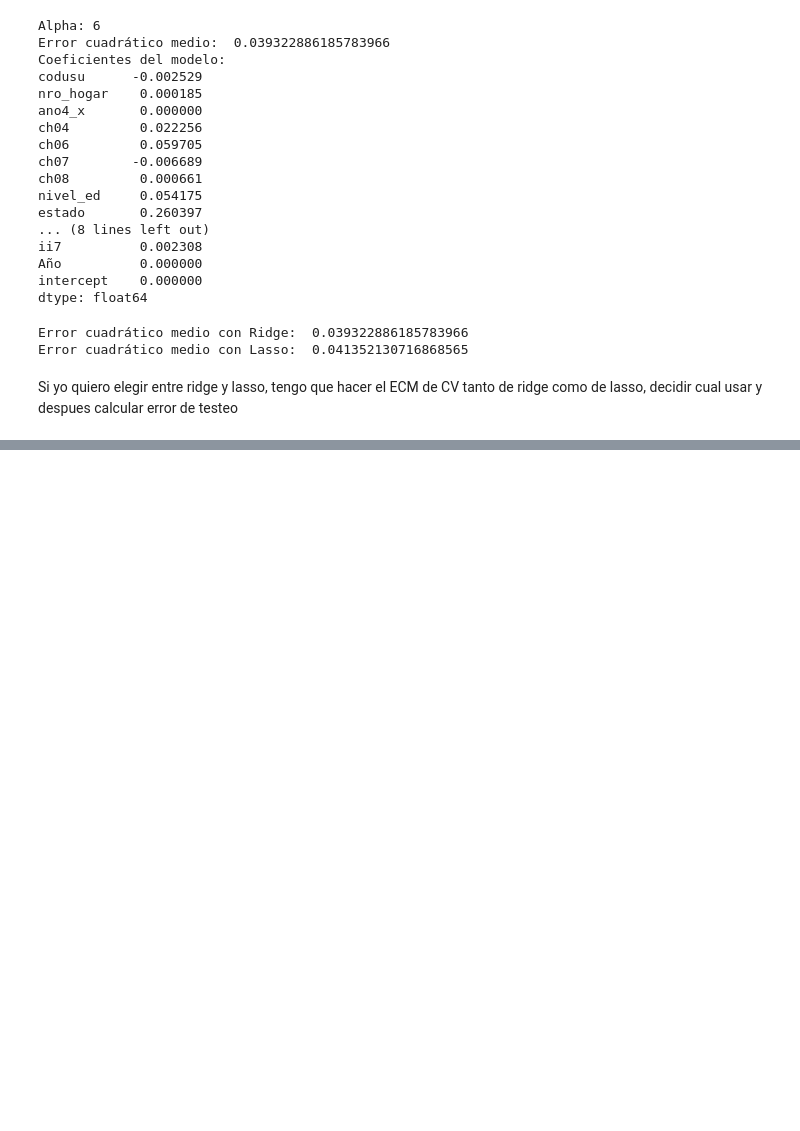
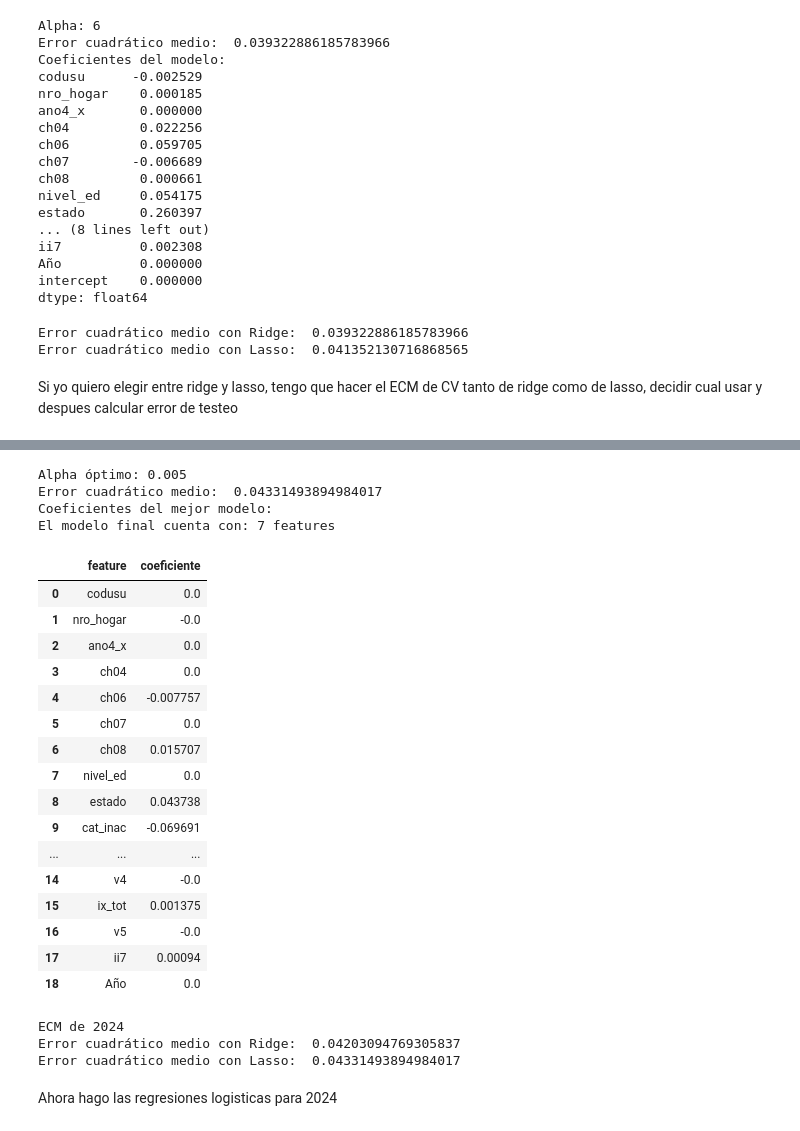
Before and after one commit to roluque/CC408-T2-3, a Jupyter notebook: TP4/TP 4.ipynb, the cells around one changed output, grey strips where cells are left out. Drawn from its saved outputs; the diff is of its cells as text; code cells hidden in the pictures; blank space fills up the shorter version.

```diff
--- a/TP4/TP 4.ipynb
+++ b/TP4/TP 4.ipynb
@@ -907,0 +920,14 @@ print('TPR:', tpr_log_2004)
+# %%
+# Ridge para 2024
+# prueba con alpha = 1
+alpha = 1
+print("Alpha:", alpha)
+
+l2 = Ridge(alpha = alpha)
+l2.fit(X_train_2024_transformed, y_train_2024)
+L2_pred_2024 = l2.predict(X_test_2024_transformed)
+ecm_a1_2024 = mean_squared_error(y_test_2024, L2_pred_2024)
+
+print("Error cuadrático medio: ", ecm_a1_2024)
+print("Coeficientes del modelo:")
+print(pd.Series(l2.coef_, index = X_train_2024_transformed.columns))
@@ -907,0 +952,52 @@ print('TPR:', tpr_log_2004)
+# %%
+#hago lasso con cv para 2024
+lassocv = LassoCV(alphas=alphas, cv=5, max_iter=100000, random_state=100)
+lassocv.fit(X_train_2024_transformed, y_train_2024)
+print("Alpha óptimo:", lassocv.alpha_)
+
+# Ahora estimamos nuevamente el modelo con el alpha (lambda) óptimo
+l1 = Lasso(alpha=lassocv.alpha_)
+l1.fit(X_train_2024_transformed, y_train_2024)
+L1_pred_2024 = l1.predict(X_test_2024_transformed)
+
+print("Error cuadrático medio: ", mean_squared_error(y_test_2024, L1_pred_2024))
+print("Coeficientes del mejor modelo:")
+pd.Series(l1.coef_, index=X_train_2024_transformed.columns)
+
+# Para guardarlo en un dataframe...
+coeficientes_finales = pd.DataFrame([np.array(X_train_2024_transformed.columns.tolist()),l1.coef_]).T
+coeficientes_finales.columns = ['feature','coeficiente']
+print(f"El modelo final cuenta con: {coeficientes_finales[coeficientes_finales['coeficiente']!=0].shape[0]}",'features' )
+coeficientes_finales
+# %% [output]
+Alpha óptimo: 0.005
+Error cuadrático medio:  0.04331493894984017
+Coeficientes del mejor modelo:
+El modelo final cuenta con: 7 features
+|  | feature | coeficiente |
+| 0 | codusu | 0.0 |
+| 1 | nro_hogar | -0.0 |
+| 2 | ano4_x | 0.0 |
+| 3 | ch04 | 0.0 |
+| 4 | ch06 | -0.007757 |
+| 5 | ch07 | 0.0 |
+| 6 | ch08 | 0.015707 |
+| 7 | nivel_ed | 0.0 |
+| 8 | estado | 0.043738 |
+| 9 | cat_inac | -0.069691 |
+| ... | ... | ... |
+| 14 | v4 | -0.0 |
+| 15 | ix_tot | 0.001375 |
+| 16 | v5 | -0.0 |
+| 17 | ii7 | 0.00094 |
+| 18 | Año | 0.0 |
+# %%
+print("ECM de 2024")
+print("Error cuadrático medio con Ridge: ", mean_squared_error(y_test_2024, L2_pred_2024))
+print("Error cuadrático medio con Lasso: ", mean_squared_error(y_test_2024, L1_pred_2024))
+# %% [output]
+ECM de 2024
+Error cuadrático medio con Ridge:  0.04203094769305837
+Error cuadrático medio con Lasso:  0.04331493894984017
+# %% [markdown]
+Ahora hago las regresiones logisticas para 2024
```
Also changed, not shown: parts of 6 cells of this notebook.
